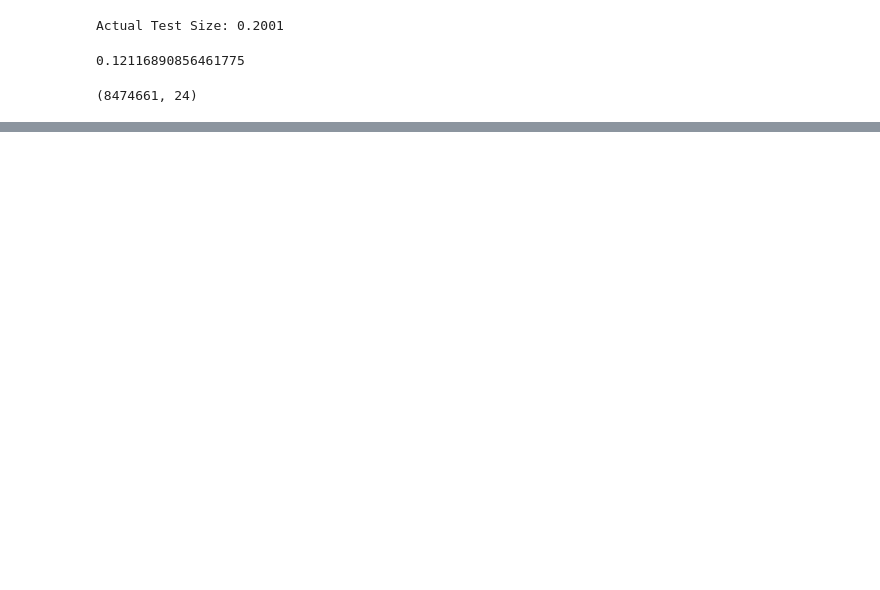
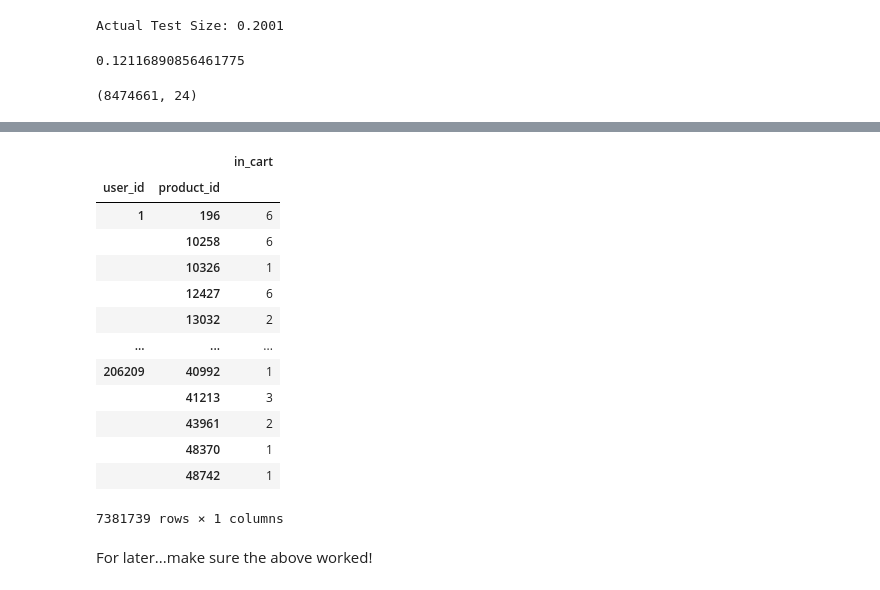
Before and after one commit to edubu2/metis-project3, a Jupyter notebook: code/feature_engineering_3.ipynb, the cells around one changed output, grey strips where cells are left out. Saved outputs shown, nothing was run; the diff lists cells and outputs as text; code cells hidden in the pictures; blank space fills up the shorter version.

```diff
--- a/code/feature_engineering_3.ipynb
+++ b/code/feature_engineering_3.ipynb
@@ -174,0 +198,20 @@ X.shape
+# %%
+stat_cols = ["user_id", "product_id", "order_number", "in_cart"]
+last_five[stat_cols].groupby(["user_id", "product_id"]).agg({"in_cart": sum})
+# %% [output]
+|  |  | in_cart |
+| user_id | product_id |  |
+| 1 | 196 | 6 |
+|  | 10258 | 6 |
+|  | 10326 | 1 |
+|  | 12427 | 6 |
+|  | 13032 | 2 |
+| ... | ... | ... |
+| 206209 | 40992 | 1 |
+|  | 41213 | 3 |
+|  | 43961 | 2 |
+|  | 48370 | 1 |
+|  | 48742 | 1 |
+7381739 rows × 1 columns
+# %% [markdown]
+For later...make sure the above worked!
```
Also changed, not shown: parts of 9 cells of this notebook.
